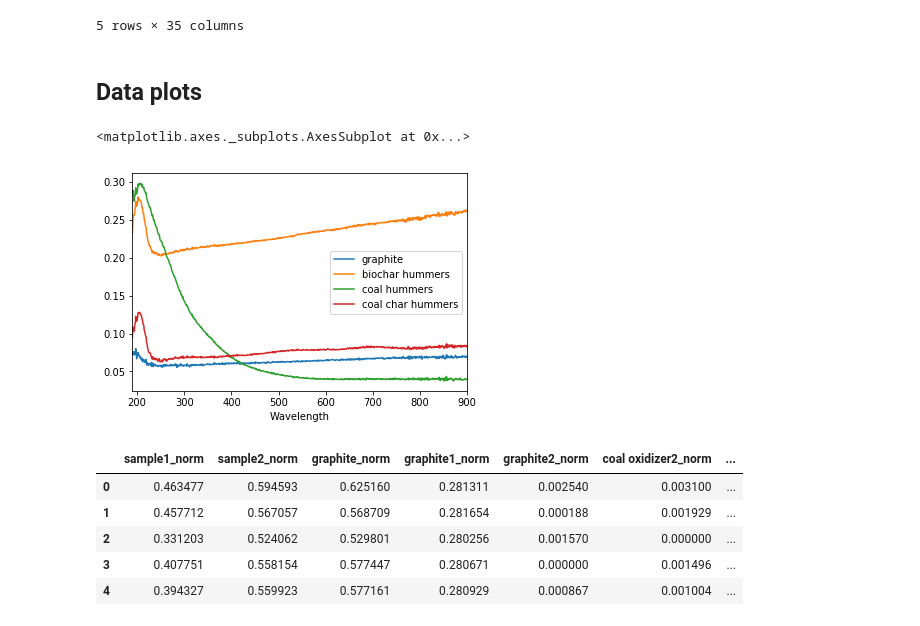
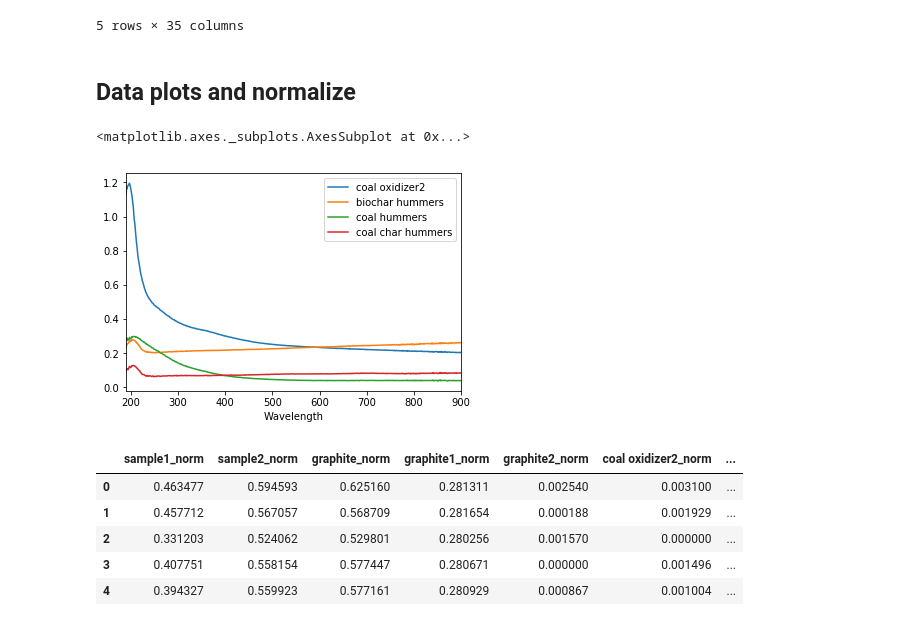
Before and after one commit to hududed/raman-analysis, a Jupyter notebook: nbs/UV_VIS-multiplot.ipynb, the cells around one changed output. Drawn from its saved outputs; the diff is of its cells as text; code cells hidden in the pictures.

```diff
--- a/nbs/UV_VIS-multiplot.ipynb
+++ b/nbs/UV_VIS-multiplot.ipynb
@@ -73,12 +73,12 @@ df.head()
 | 4 | 896.005310 | -0.000069 | -0.000397 | 0.069678 | 0.070113 | 0.211010 | 0.203598 | 0.202788 | ... |
 5 rows × 35 columns
 # %% [markdown]
-## Data plots
+## Data plots and normalize
 # %%
-df.plot(x='Wavelength', y=['graphite','biochar hummers', 'coal hummers', 'coal char hummers'])
+df.plot(x='Wavelength', y=['coal oxidizer2','biochar hummers', 'coal hummers', 'coal char hummers'])
 # %% [output]
 <matplotlib.axes._subplots.AxesSubplot at 0x...>
-[figure, old version]
+[figure, new version]
 # %%
 def normalise(x, y): return (y-y.min())/(y.max()-y.min())
 # %%
```
Also changed, not shown: parts of 11 cells of this notebook.
